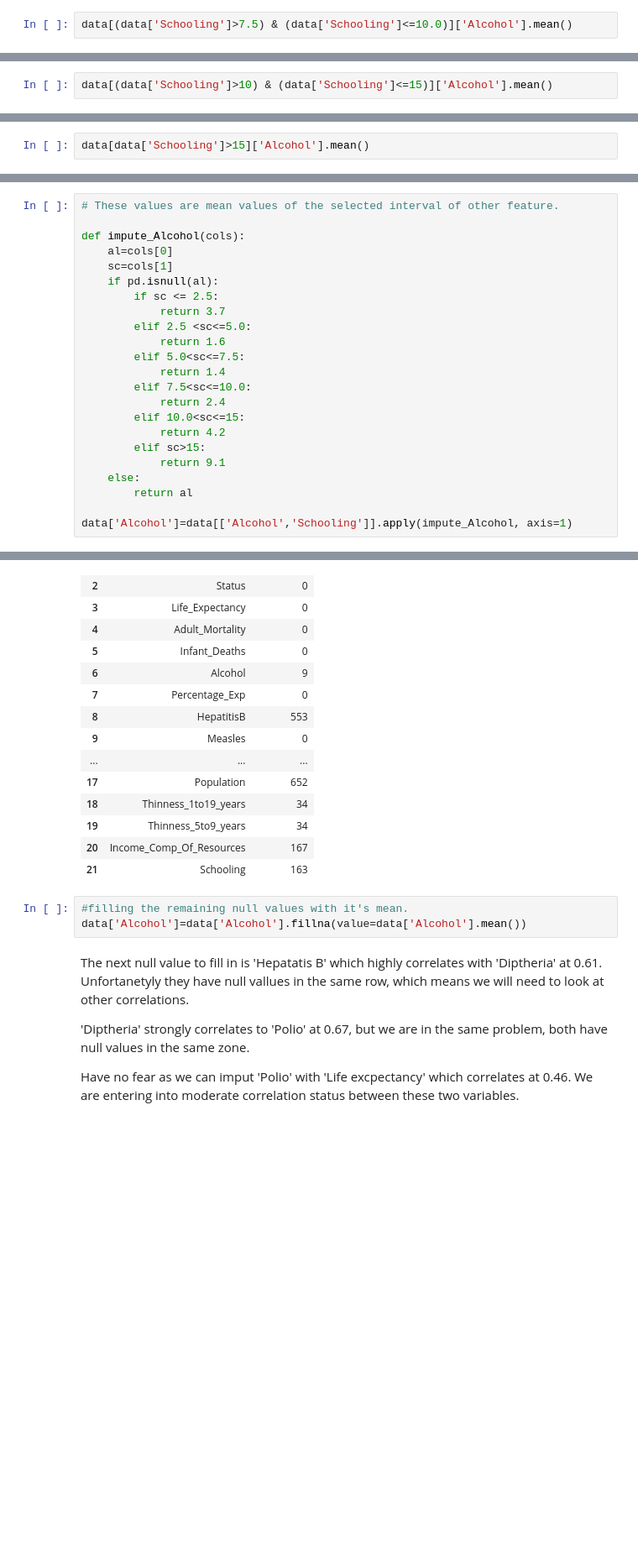
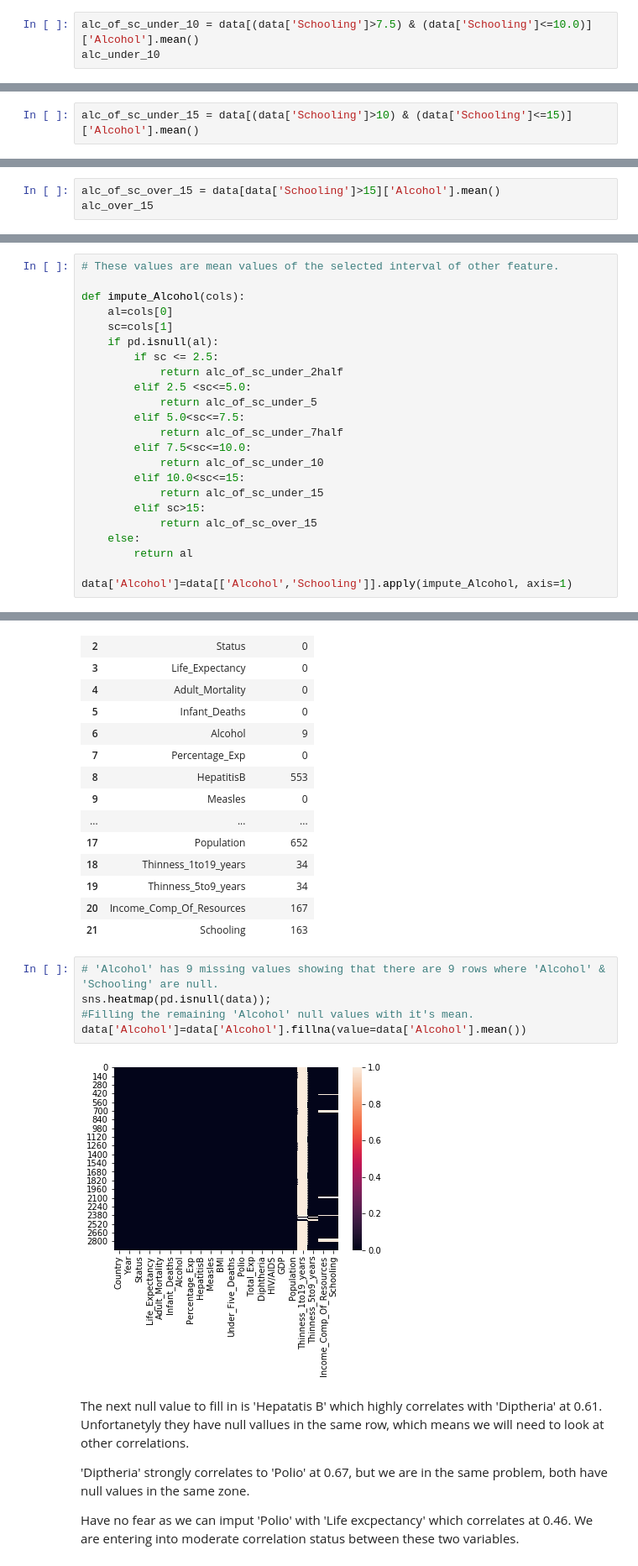
Before and after one commit to JoshuaDaleYoung/Life-Expectancy, a Jupyter notebook: WHO Longevity.ipynb, the cells around one changed output, grey strips where cells are left out. Shown at 84% size. Drawn from its saved outputs; the diff is of its cells as text; blank space fills up the shorter version.

```diff
--- a/WHO Longevity.ipynb
+++ b/WHO Longevity.ipynb
@@ -153,13 +156,15 @@ data[(data['Schooling']>5) & (data['Schooling']<=7.5)]['Alcohol'].mean()
 # %%
-data[(data['Schooling']>7.5) & (data['Schooling']<=10.0)]['Alcohol'].mean()
+alc_of_sc_under_10 = data[(data['Schooling']>7.5) & (data['Schooling']<=10.0)]['Alcohol'].mean()
+alc_under_10
 # %% [output]
 2.3817910447761172
 # %%
-data[(data['Schooling']>10) & (data['Schooling']<=15)]['Alcohol'].mean()
+alc_of_sc_under_15 = data[(data['Schooling']>10) & (data['Schooling']<=15)]['Alcohol'].mean()
 # %% [output]
 4.181193829644551
 # %%
-data[data['Schooling']>15]['Alcohol'].mean()
+alc_of_sc_over_15 = data[data['Schooling']>15]['Alcohol'].mean()
+alc_over_15
 # %% [output]
 9.003965141612209
 # %%
@@ -170,17 +175,17 @@ def impute_Alcohol(cols):
     sc=cols[1]
     if pd.isnull(al):
         if sc <= 2.5:
-            return 3.7
+            return alc_of_sc_under_2half
         elif 2.5 <sc<=5.0:
-            return 1.6
+            return alc_of_sc_under_5
         elif 5.0<sc<=7.5:
-            return 1.4
+            return alc_of_sc_under_7half
         elif 7.5<sc<=10.0:
-            return 2.4
+            return alc_of_sc_under_10
         elif 10.0<sc<=15:
-            return 4.2
+            return alc_of_sc_under_15
         elif sc>15:
-            return 9.1
+            return alc_of_sc_over_15
     else:
         return al
 
@@ -212,8 +217,12 @@ null_df
 | 20 | Income_Comp_Of_Resources | 167 |
 | 21 | Schooling | 163 |
 # %%
-#filling the remaining null values with it's mean.
+# 'Alcohol' has 9 missing values showing that there are 9 rows where 'Alcohol' & 'Schooling' are null.
+sns.heatmap(pd.isnull(data));
+#Filling the remaining 'Alcohol' null values with it's mean.
 data['Alcohol']=data['Alcohol'].fillna(value=data['Alcohol'].mean())
+# %% [output]
+[figure, added]
 # %% [markdown]
 The next null value to fill in is 'Hepatatis B' which highly correlates with 'Diptheria' at 0.61. Unfortanetyly they have null vallues in the same row, which means we will need to look at other correlations.
 
```
Also changed, not shown: parts of 93 cells of this notebook.
